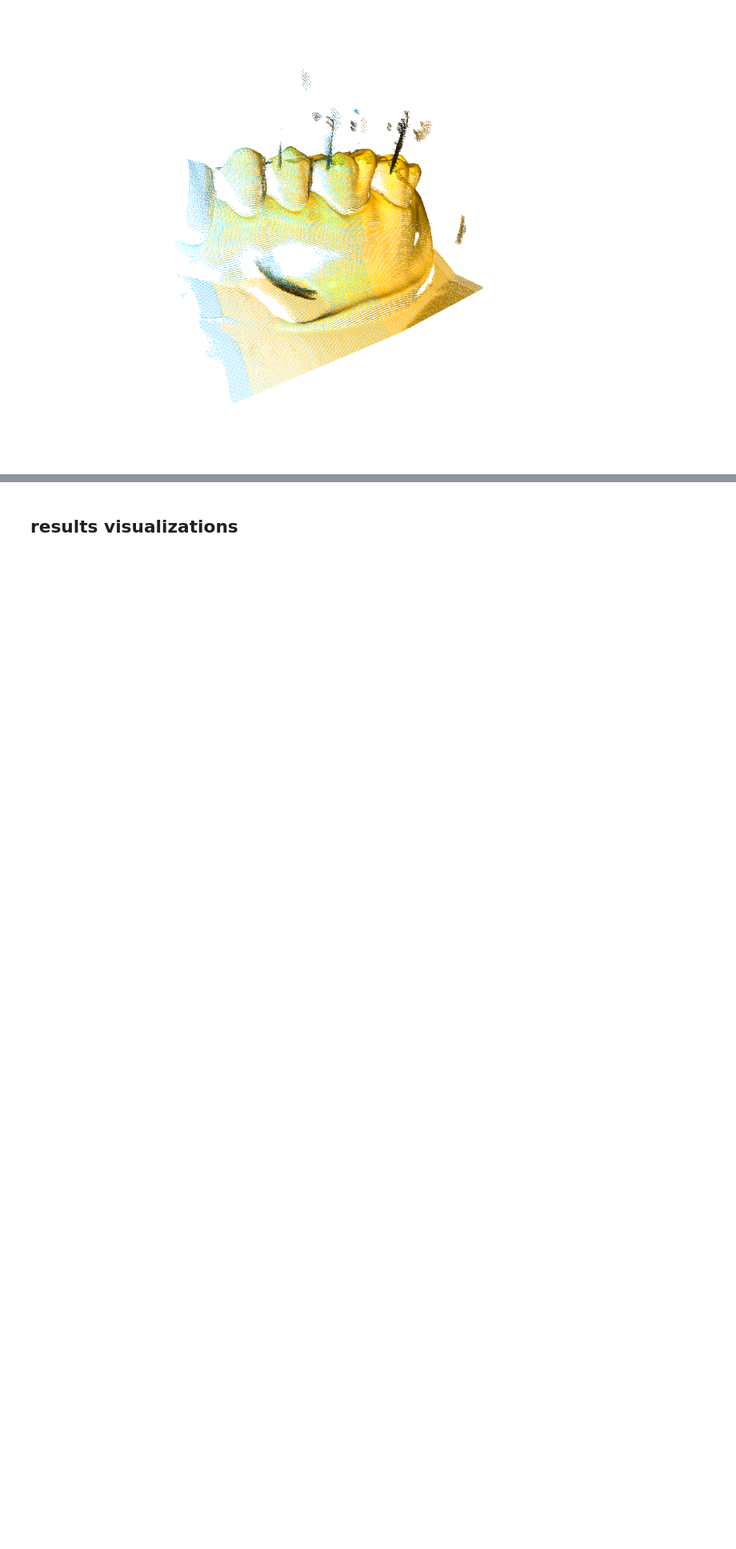
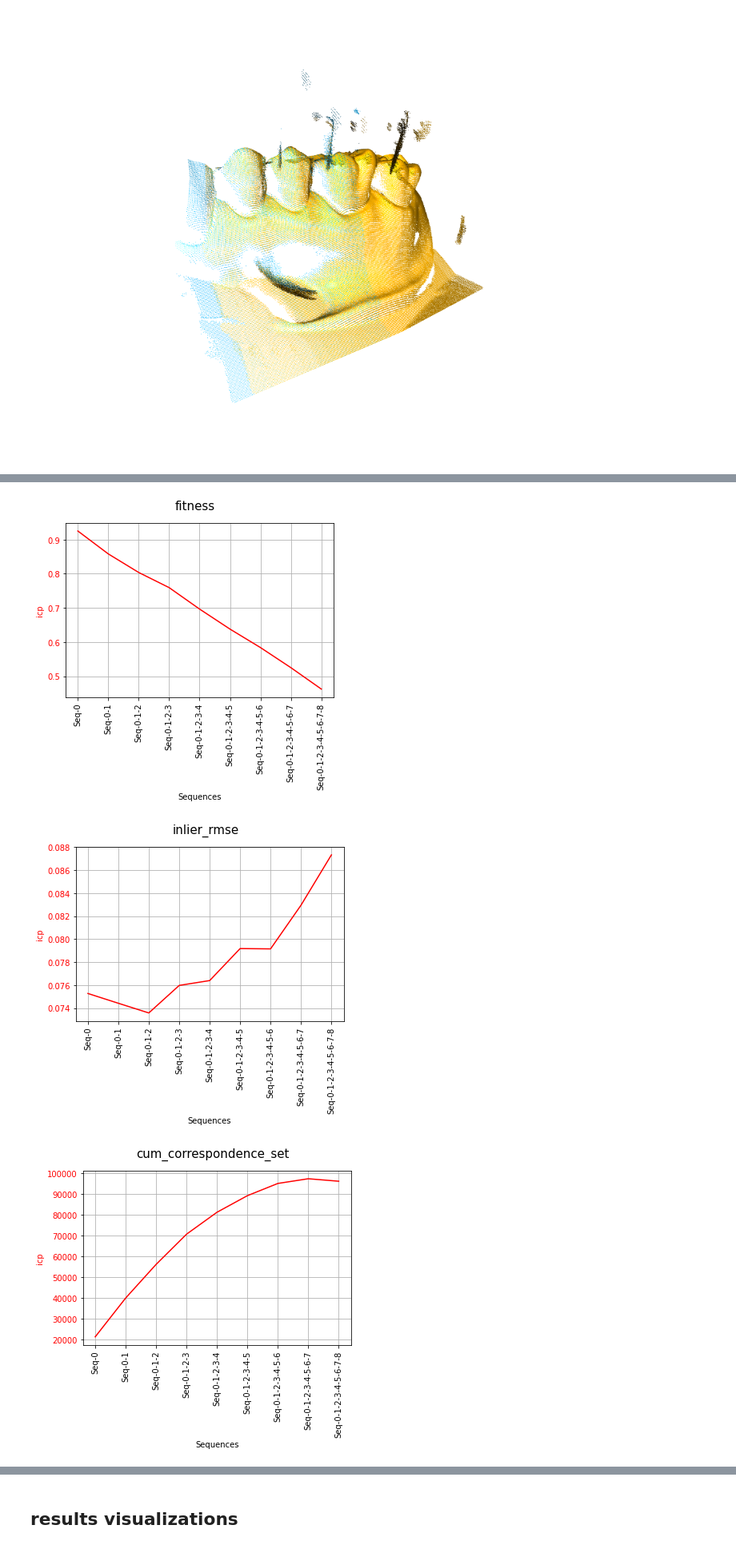
Before and after one commit to BasianLesi/02507-Project_work_Image_Analysis_and_Computer_Graphics, a Jupyter notebook: explanatory_notebooks/2_Stitch_Input_PointClouds.ipynb, the cells around one changed output, grey strips where cells are left out. Shown at 80% size. Saved outputs shown, nothing was run; the diff lists cells and outputs as text; code cells hidden in the pictures; blank space fills up the shorter version.

```diff
--- a/explanatory_notebooks/2_Stitch_Input_PointClouds.ipynb
+++ b/explanatory_notebooks/2_Stitch_Input_PointClouds.ipynb
@@ -261,6 +263,7 @@ Also note that in the py files the backbone of the stitching is kept.
 #for this_sequence in list_sequences:
 t = 0
 list_new_pointclouds = []
+all_results = []
 
 dt_string = mytimestamp()
 mytitle = "PointClouds_%s"%t
@@ -277,7 +280,7 @@ for t in tqdm(list(range(9))):
 
     target = list_sequences[0][t+1]
 
-    new_source, new_target, newpointcloud ,all_results = stitching_new(
+    new_source, new_target, newpointcloud ,this_all_results = stitching_new(
                                                                     #input
                                                                     source = source,
                                                                     target = target,
@@ -302,14 +305,14 @@ for t in tqdm(list(range(9))):
 
                                                                     # visualization and pringtng parameters
                                                                     trans_init = None, # keep the possibility of starting directly the ICP
-                                                                    print_statements = False,
+                                                                    print_statements = True,
                                                                     save_statements = False,
                                                                     visualization_on = False,
                                                                     final_vis_on = False,
                                                                     params = myparams,
                                                                     configuration_file = myconfiguration_file
                                                                  )
-
+    all_results .append(this_all_results)
     list_new_pointclouds.append(newpointcloud)
 # %% [output]
 --------------------------------------------------------------------------------
@@ -351,3 +388,44 @@ Im(filename=newest,width = 800)
+# %%
+#plot the fitness function of all the attempts
+
+x = list(range(1,len(icp_results)+1,1))
+# red dashes, blue squares and green triangles
+icp_fitness_list = [v.fitness for v in icp_results]
+icp_inlier_rmse_list = [v.inlier_rmse for v in icp_results]
+icp_correspondence_set_list = [len(np.asarray(v.correspondence_set)) for v in icp_results]
+
+icp_parameters = [icp_fitness_list,icp_inlier_rmse_list,icp_correspondence_set_list]
+icp_parameters_labels = ["icp_fitness_list","icp_inlier_rmse_list","icp_cum_correspondence_set_list"]
+
+#symbols = ["o","^","s"]
+colors = ["b","r","yellow"]
+# %%
+for i in range(len(icp_parameters_labels)):
+    fig, ax1 = plt.subplots()
+    fig.set_size_inches(6, 4)
+
+    fig.suptitle(f'{icp_parameters_labels[i][4:-5]}', fontsize=15)
+
+    ax1.set_xlabel('Sequences')
+    ax1.set_ylabel('icp', color=colors[1])
+
+    ax1.plot(x,
+             icp_parameters[i],
+             colors[1],
+             #colors[1]+symbols[1],
+             label=icp_parameters_labels[i])
+    ax1.tick_params(axis='y', labelcolor=colors[1])
+    ax1.set_xticks(x, minor=False)
+    ax1.set_xticklabels(x_label, minor=False)
+
+    plt.xticks(rotation=90)
+    plt.grid()
+    plt.savefig("Sequential_stitching_plots")
+    plt.show()
+# %% [output]
+[figure, added]
+[figure, added]
+[figure, added]
 # %%
 #for this_sequence in list_sequences:
 t = 0
```
Also changed, not shown: parts of 3 cells of this notebook, 6 other files.
